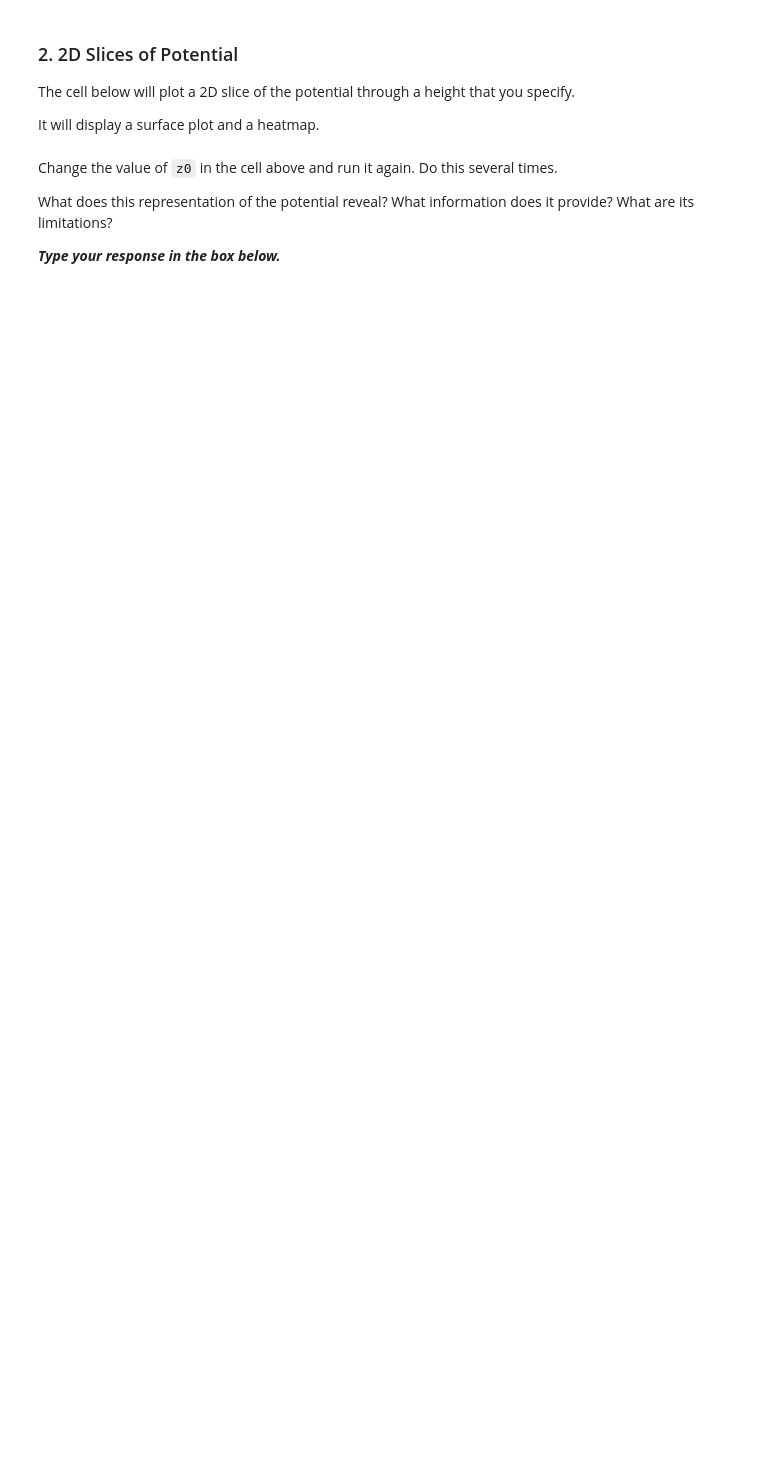
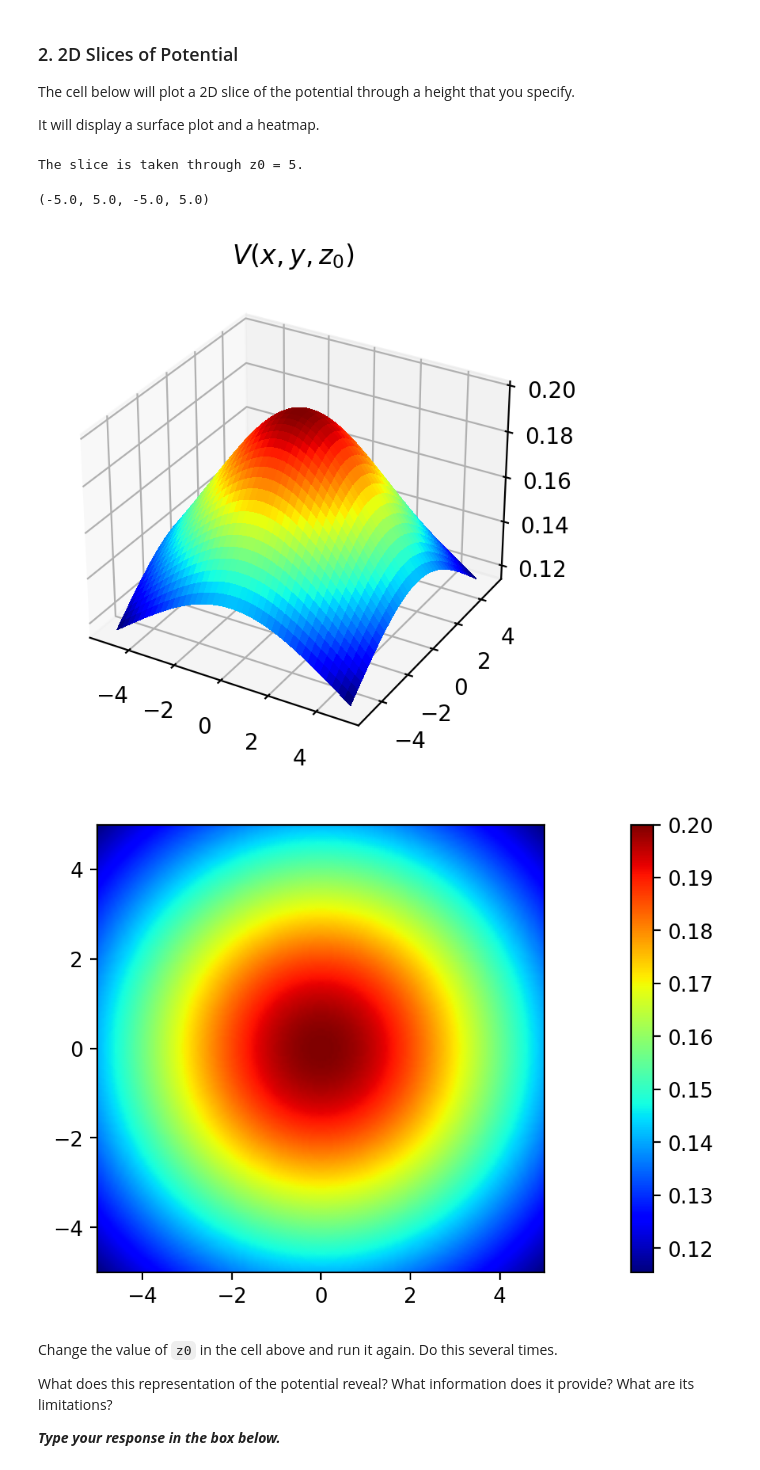
Before and after one commit to forrestshort/electrodynamics, a Jupyter notebook: week-01/01-visualizing-fields.ipynb, the cells around one changed output. Cells and saved outputs as stored; diff of their text form; code cells hidden in the pictures; blank space fills up the shorter version.

```diff
--- a/week-01/01-visualizing-fields.ipynb
+++ b/week-01/01-visualizing-fields.ipynb
@@ -111,27 +121,32 @@ The cell below will plot a 2D slice of the potential through a height that you s
 It will display a surface plot and a heatmap.
 # %%
 # Choose z-coordinate index for slices.
-z0 = 121
+z0 = 200
 z_val = Z[x0,y0,z0]
 
 print("The slice is taken through z0 = %g." % z_val)
 
 # Get slice
 x = X[:,:,z0]
 y = Y[:,:,z0]
 v = V[:,:,z0]
 
 # Create a surface plot.
 fig = plt.figure(dpi=200)
 ax1 = fig.add_subplot(projection='3d')
 ax1.plot_surface(x,y,v, cmap='jet', antialiased=False, linewidth=0)
 ax1.set_title(r"$V(x,y,z_0)$")
 
 # Heatmap
 fig, ax2 = plt.subplots(dpi=200)
 image = ax2.pcolormesh(x,y,v, shading='gouraud', cmap='jet')
 plt.colorbar(image, use_gridspec=True)
 ax2.axis('scaled')
+# %% [output]
+The slice is taken through z0 = 5.
+(-5.0, 5.0, -5.0, 5.0)
+[figure, added]
+[figure, added]
 # %% [markdown]
 Change the value of `z0` in the cell above and run it again.  Do this several times.
 
```
Also changed, not shown: parts of 12 cells of this notebook.
